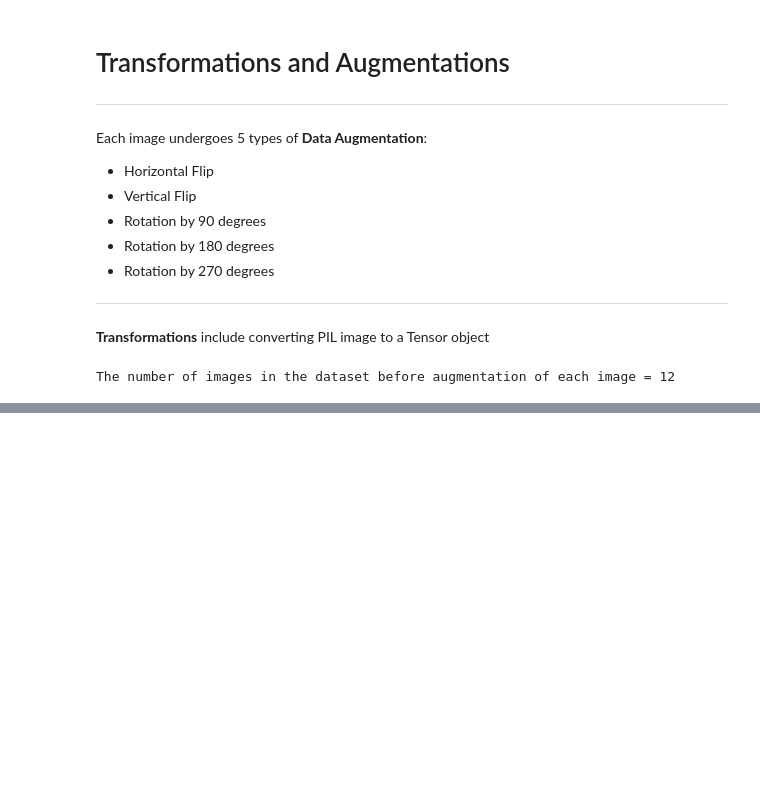
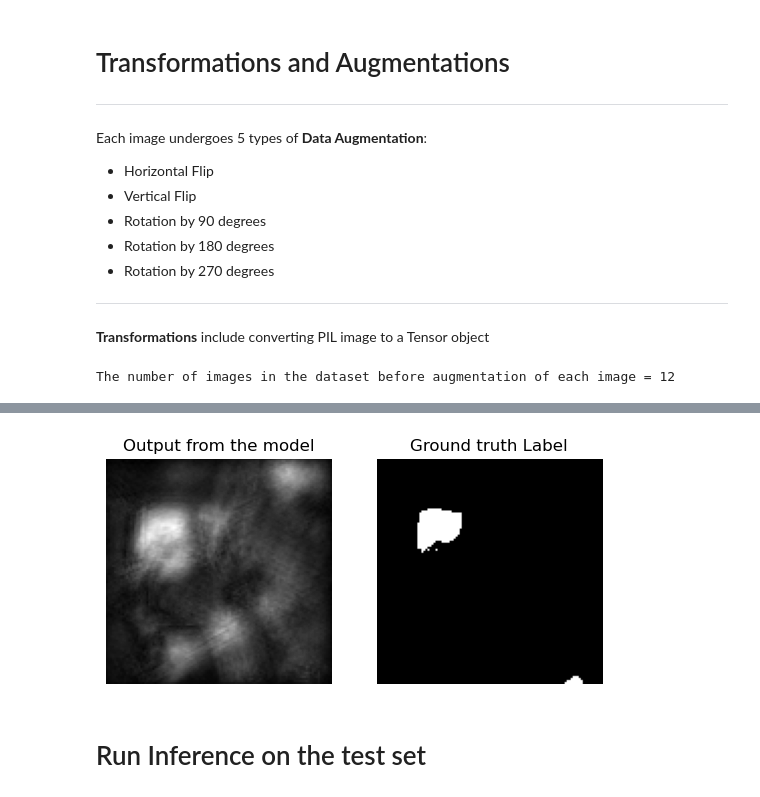
Before and after one commit to Rish-01/PyTorch-Siamese-CNN, a Jupyter notebook: Siamese-CNN.ipynb, the cells around one changed output, grey strips where cells are left out. Saved outputs shown, nothing was run; the diff lists cells and outputs as text; code cells hidden in the pictures; blank space fills up the shorter version.

```diff
--- a/Siamese-CNN.ipynb
+++ b/Siamese-CNN.ipynb
@@ -7,4 +9,6 @@ from PIL import Image
 import matplotlib.pyplot as plt
+# %%
+checkpoint_path = 'model/checkpoints/'
 # %% [markdown]
 # Know your Data
 # %%
@@ -208,0 +344,30 @@ The number of images in one batch = 64
+# %%
+n = 200 # image number from the dataset
+img1 = train_siamese_dataset[n][0].unsqueeze(0).to(device)
+img2 = train_siamese_dataset[n][1].unsqueeze(0).to(device)
+label = train_siamese_dataset[n][2]
+
+siamese_cnn.eval()
+output1, output2 = siamese_cnn(img1, img2)
+euclidean_distance = torch.linalg.norm(output1 - output2, ord=2, dim=1)
+# %%
+plt.subplot(1, 2, 1)
+euclidean_distance = euclidean_distance.permute(1, 2, 0)
+euclidean_distance = euclidean_distance.cpu()
+euclidean_distance = euclidean_distance.detach().numpy()
+plt.imshow(euclidean_distance, cmap = 'gray')
+plt.title('Output from the model')
+plt.axis('off')
+
+
+plt.subplot(1, 2, 2)
+label = label.squeeze()
+plt.title('Ground truth Label')
+plt.imshow(label, cmap = 'gray')
+plt.axis('off')
+
+plt.show()
+# %% [output]
+[figure, added]
+# %% [markdown]
+# Run Inference on the test set
```
Also changed, not shown: parts of 15 cells of this notebook.
